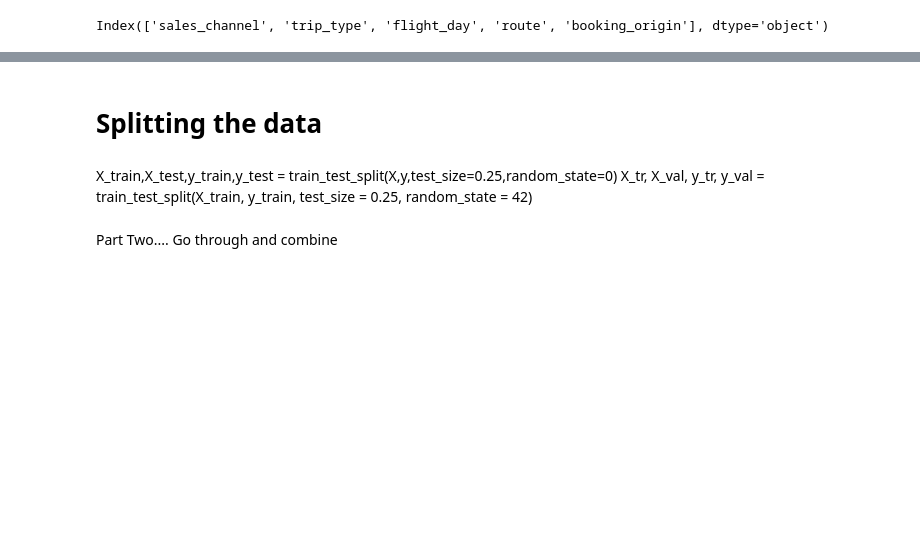
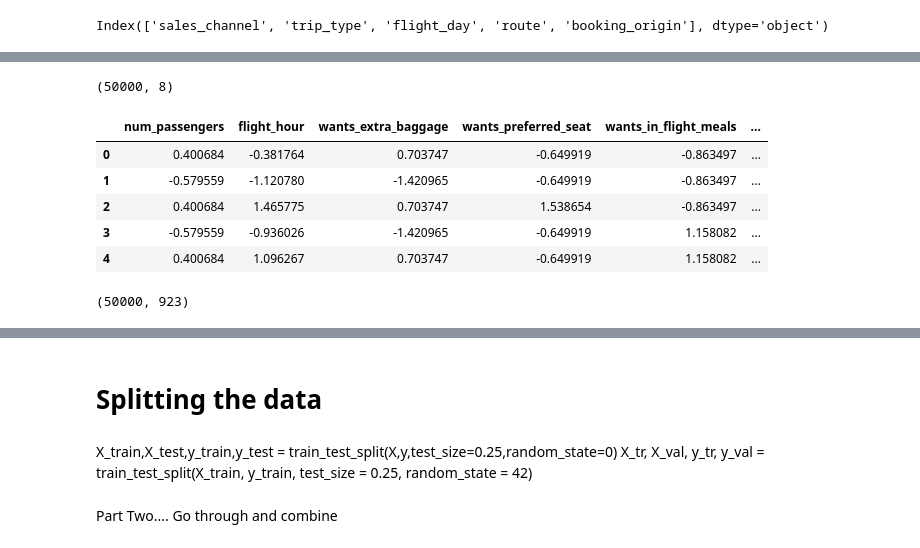
Before and after one commit to Ds2023/British_Airways_Predictive_Booking_Model, a Jupyter notebook: notebooks/eda.ipynb, the cells around one changed output, grey strips where cells are left out. Cells and saved outputs as stored; diff of their text form; code cells hidden in the pictures; blank space fills up the shorter version.

```diff
--- a/notebooks/eda.ipynb
+++ b/notebooks/eda.ipynb
@@ -332,0 +404,16 @@ cat_df_enc.head()
+# %%
+print(scaled_df.shape)
+scaled_df.head()
+# %% [output]
+(50000, 8)
+|  | num_passengers | flight_hour | wants_extra_baggage | wants_preferred_seat | wants_in_flight_meals | ... |
+| 0 | 0.400684 | -0.381764 | 0.703747 | -0.649919 | -0.863497 | ... |
+| 1 | -0.579559 | -1.120780 | -1.420965 | -0.649919 | -0.863497 | ... |
+| 2 | 0.400684 | 1.465775 | 0.703747 | 1.538654 | -0.863497 | ... |
+| 3 | -0.579559 | -0.936026 | -1.420965 | -0.649919 | 1.158082 | ... |
+| 4 | 0.400684 | 1.096267 | 0.703747 | -0.649919 | 1.158082 | ... |
+# %%
+final_df = pd.concat([scaled_df,enc_df],axis=1)
+final_df.shape
+# %% [output]
+(50000, 923)
```
Also changed, not shown: parts of 22 cells of this notebook.
